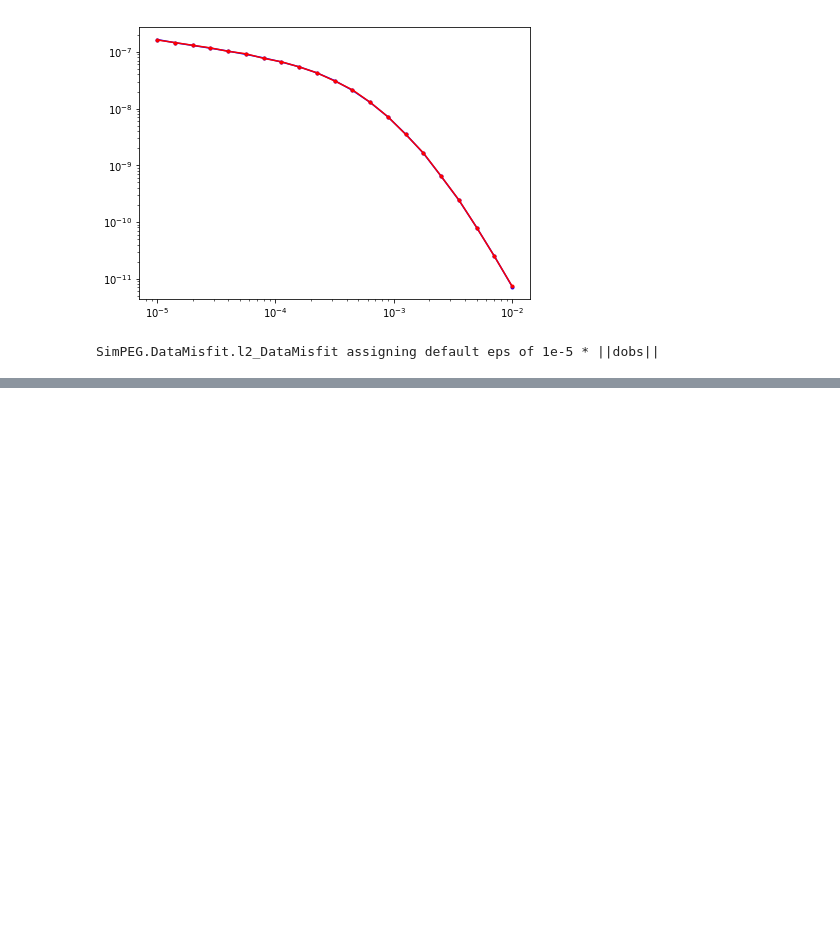
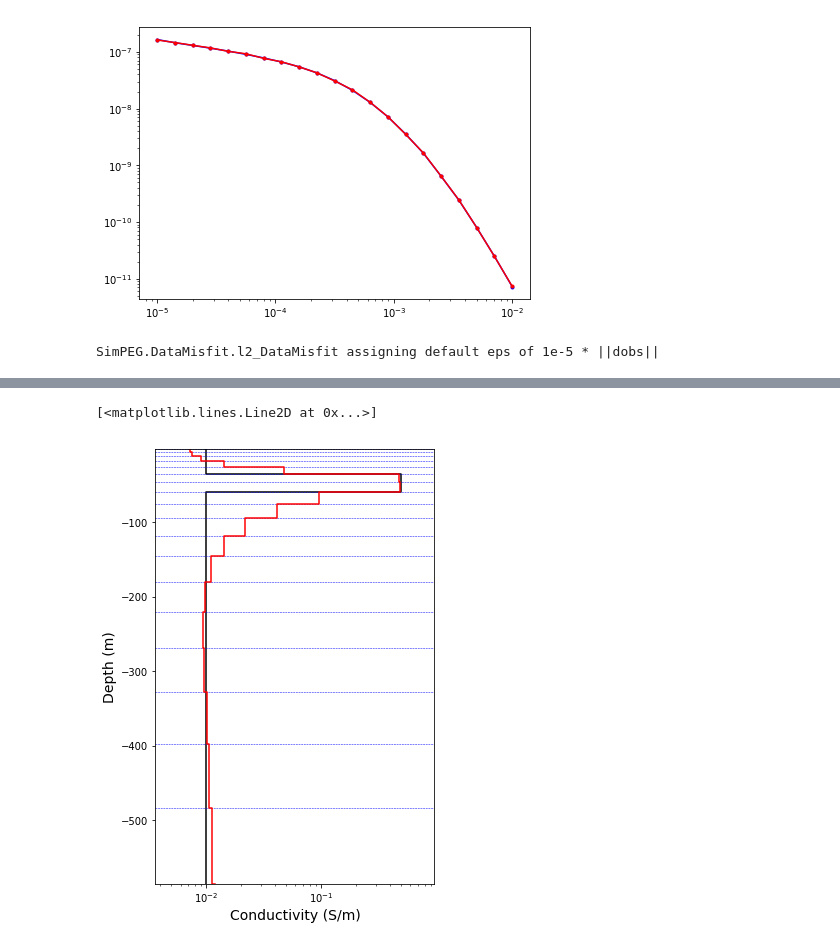
Before and after one commit to simpeg/simpegEM1D, a Jupyter notebook: simpegem1d/notebooks/EM1D_inversion_TD_layers.ipynb, the cells around one changed output, grey strips where cells are left out. Drawn from its saved outputs; the diff is of its cells as text; code cells hidden in the pictures; blank space fills up the shorter version.

```diff
--- a/simpegem1d/notebooks/EM1D_inversion_TD_layers.ipynb
+++ b/simpegem1d/notebooks/EM1D_inversion_TD_layers.ipynb
@@ -175,3 +184,10 @@ Utils1D.plotLayer(expmap*mopt, LocSigZ, showlayers=True, **{'color':'r'})
+# %%
+fig, ax = subplots(1,1, figsize=(5, 8))
+Utils1D.plotLayer(sig, LocSigZ)
+Utils1D.plotLayer(expmap*invProb.l2model, LocSigZ, showlayers=True, **{'color':'r'})
+# %% [output]
+[<matplotlib.lines.Line2D at 0x...>]
+[figure, added]
 # %%
 fig, axes = subplots(1,1, figsize = (7,5))
 axes.plot(TDsurvey.time, -invProb.dpred, 'b-')
```
Also changed, not shown: parts of 8 cells of this notebook, 12 other files.
